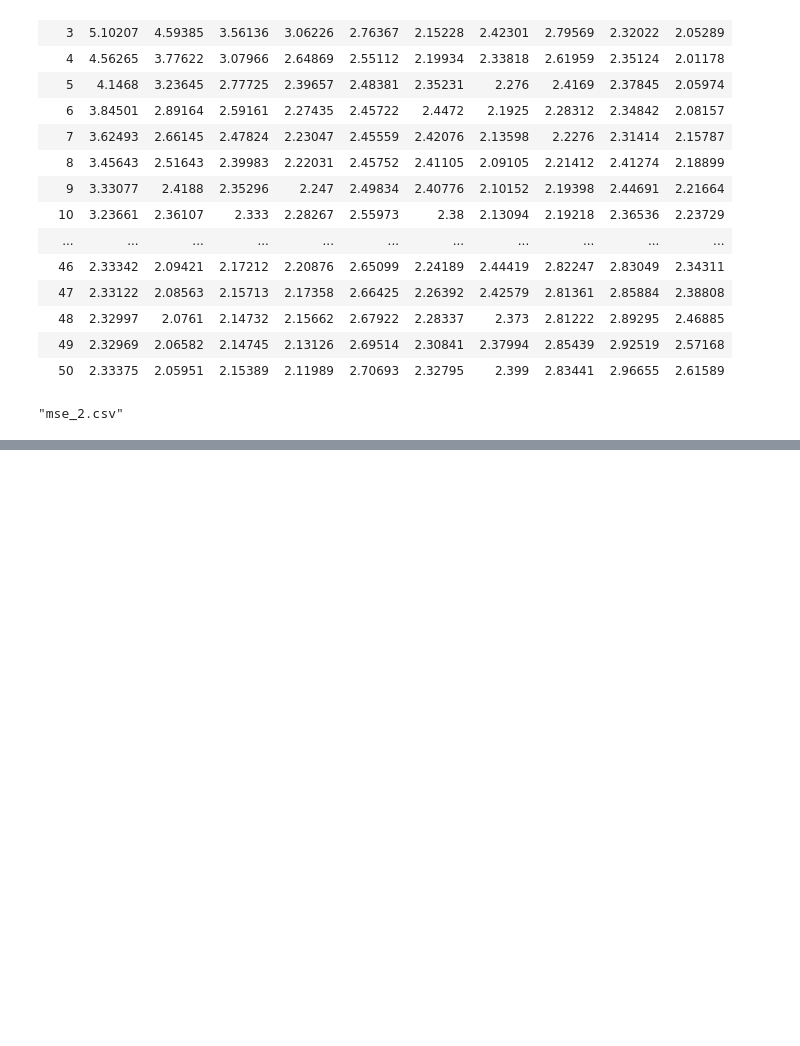
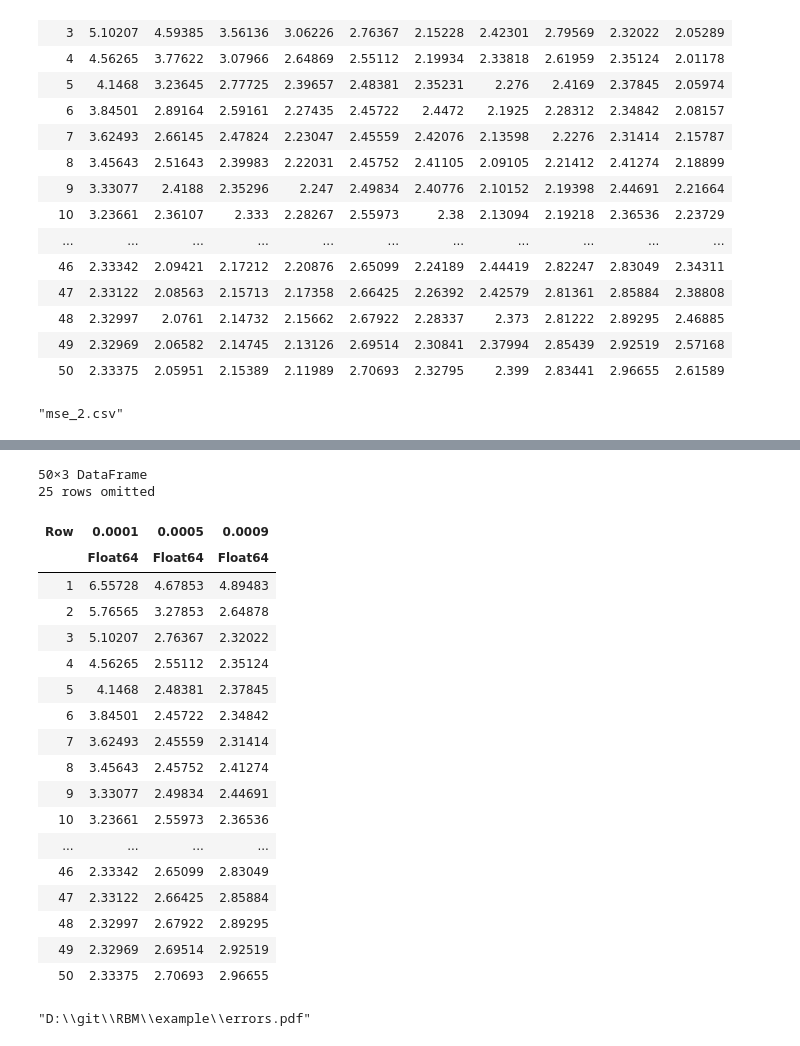
Before and after one commit to NITeQ/QARBoM.jl, a Jupyter notebook: example/benchmark_heart.ipynb, the cells around one changed output, grey strips where cells are left out. Saved outputs shown, nothing was run; the diff lists cells and outputs as text; code cells hidden in the pictures; blank space fills up the shorter version.

```diff
--- a/example/benchmark_heart.ipynb
+++ b/example/benchmark_heart.ipynb
@@ -212,3 +297,5 @@ df_2
 CSV.write("mse_2.csv", df_2)
 # %% [output]
 "mse_2.csv"
+# %%
+df_loaded = DataFrame(CSV.File("mse_2.csv"))
@@ -214,0 +323,41 @@ CSV.write("mse_2.csv", df_2)
+# %%
+# df_to_plot = select!(df_loaded, Not(["0.0005", "0.0007", "0.0008", "0.0009", "0.001"]))
+df_to_plot = select!(df_loaded, Not(["0.0002", "0.0003", "0.0004", "0.0006", "0.0007", "0.0008", "0.001"]))
+# %% [output]
+50×3 DataFrame
+25 rows omitted
+| Row | 0.0001 | 0.0005 | 0.0009 |
+|  | Float64 | Float64 | Float64 |
+| 1 | 6.55728 | 4.67853 | 4.89483 |
+| 2 | 5.76565 | 3.27853 | 2.64878 |
+| 3 | 5.10207 | 2.76367 | 2.32022 |
+| 4 | 4.56265 | 2.55112 | 2.35124 |
+| 5 | 4.1468 | 2.48381 | 2.37845 |
+| 6 | 3.84501 | 2.45722 | 2.34842 |
+| 7 | 3.62493 | 2.45559 | 2.31414 |
+| 8 | 3.45643 | 2.45752 | 2.41274 |
+| 9 | 3.33077 | 2.49834 | 2.44691 |
+| 10 | 3.23661 | 2.55973 | 2.36536 |
+| ... | ... | ... | ... |
+| 46 | 2.33342 | 2.65099 | 2.83049 |
+| 47 | 2.33122 | 2.66425 | 2.85884 |
+| 48 | 2.32997 | 2.67922 | 2.89295 |
+| 49 | 2.32969 | 2.69514 | 2.92519 |
+| 50 | 2.33375 | 2.70693 | 2.96655 |
+# %%
+plot(Matrix(df_to_plot), labels=permutedims(string.("ϵ = " ,names(df_to_plot))), linewidth=2, botton_margin=0, right_margin = 3Plots.mm)
+# plot(range(1,50, length = 50), all_mse[2],label = "ϵ = 0.002")
+theme(:wong)
+
+
+lens!([45, 50], [2, 3], inset = (1, bbox(0.5, 0.0, 0.4, 0.4)), subplot=2)
+
+
+xlabel!("Epoch", subplot =1)
+ylabel!("Mean Squared Error", subplot =1 )
+
+plot!(legend=:outerbottom, legendcolumns=3)
+
+savefig("errors.pdf")
+# %% [output]
+"D:\\git\\RBM\\example\\errors.pdf"
```
Also changed, not shown: parts of 2 cells of this notebook, 9 other files.
